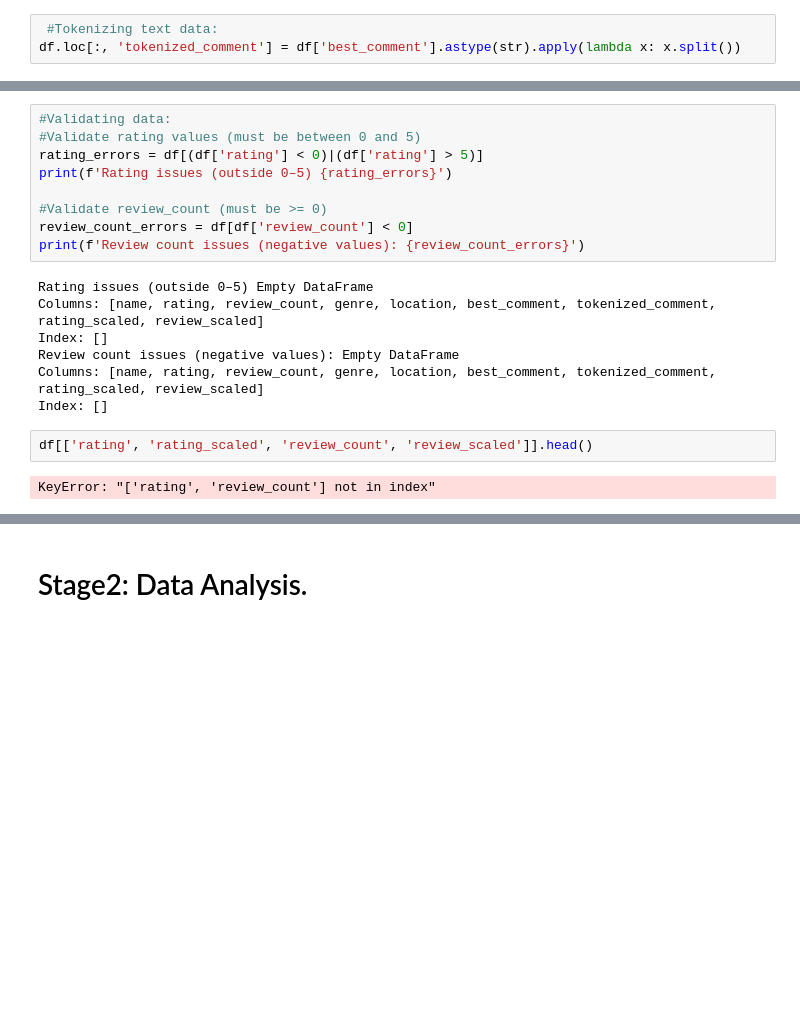
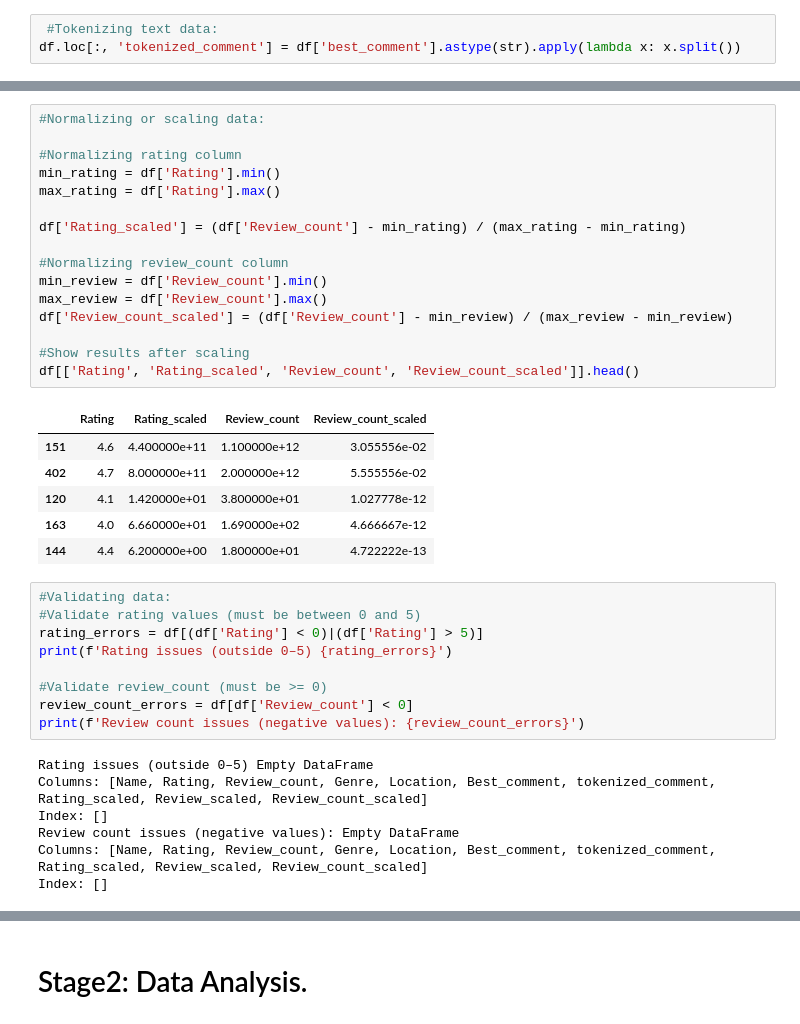
Before and after one commit to wateen-1/AI221-Project, a Jupyter notebook: AI221_AI_Programming_Entertainment_in_KSA_.ipynb, the cells around one changed output, grey strips where cells are left out. Drawn from its saved outputs; the diff is of its cells as text; blank space fills up the shorter version.

```diff
--- a/AI221_AI_Programming_Entertainment_in_KSA_.ipynb
+++ b/AI221_AI_Programming_Entertainment_in_KSA_.ipynb
@@ -181,20 +218,39 @@ ZeroDivisionError: division by zero
+# %%
+#Normalizing or scaling data:
+
+#Normalizing rating column
+min_rating = df['Rating'].min()
+max_rating = df['Rating'].max()
+
+df['Rating_scaled'] = (df['Review_count'] - min_rating) / (max_rating - min_rating)
+
+#Normalizing review_count column
+min_review = df['Review_count'].min()
+max_review = df['Review_count'].max()
+df['Review_count_scaled'] = (df['Review_count'] - min_review) / (max_review - min_review)
+
+#Show results after scaling
+df[['Rating', 'Rating_scaled', 'Review_count', 'Review_count_scaled']].head()
+# %% [output]
+|  | Rating | Rating_scaled | Review_count | Review_count_scaled |
+| 151 | 4.6 | 4.400000e+11 | 1.100000e+12 | 3.055556e-02 |
+| 402 | 4.7 | 8.000000e+11 | 2.000000e+12 | 5.555556e-02 |
+| 120 | 4.1 | 1.420000e+01 | 3.800000e+01 | 1.027778e-12 |
+| 163 | 4.0 | 6.660000e+01 | 1.690000e+02 | 4.666667e-12 |
+| 144 | 4.4 | 6.200000e+00 | 1.800000e+01 | 4.722222e-13 |
 # %%
 #Validating data:
 #Validate rating values (must be between 0 and 5)
-rating_errors = df[(df['rating'] < 0)|(df['rating'] > 5)]
+rating_errors = df[(df['Rating'] < 0)|(df['Rating'] > 5)]
 print(f'Rating issues (outside 0–5) {rating_errors}')
 
 #Validate review_count (must be >= 0)
-review_count_errors = df[df['review_count'] < 0]
+review_count_errors = df[df['Review_count'] < 0]
 print(f'Review count issues (negative values): {review_count_errors}')
 # %% [output]
 Rating issues (outside 0–5) Empty DataFrame
-Columns: [name, rating, review_count, genre, location, best_comment, tokenized_comment, rating_scaled, review_scaled]
+Columns: [Name, Rating, Review_count, Genre, Location, Best_comment, tokenized_comment, Rating_scaled, Review_scaled, Review_count_scaled]
 Index: []
 Review count issues (negative values): Empty DataFrame
-Columns: [name, rating, review_count, genre, location, best_comment, tokenized_comment, rating_scaled, review_scaled]
+Columns: [Name, Rating, Review_count, Genre, Location, Best_comment, tokenized_comment, Rating_scaled, Review_scaled, Review_count_scaled]
 Index: []
-# %%
-df[['rating', 'rating_scaled', 'review_count', 'review_scaled']].head()
-# %% [output]
-KeyError: "['rating', 'review_count'] not in index"
```
Also changed, not shown: parts of 9 cells of this notebook.
